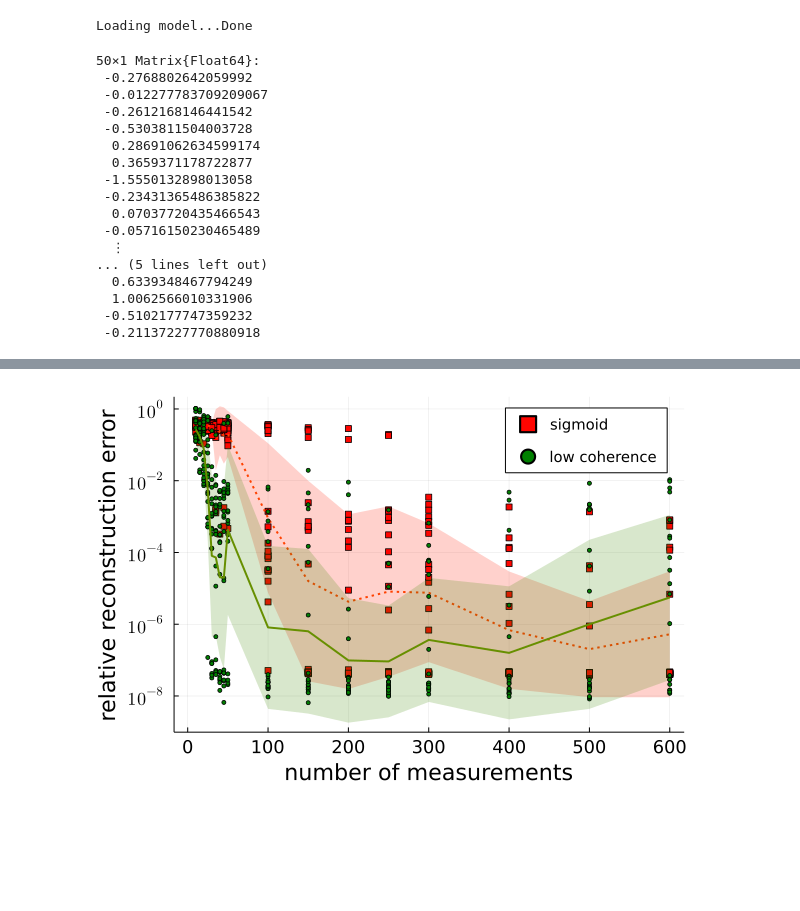
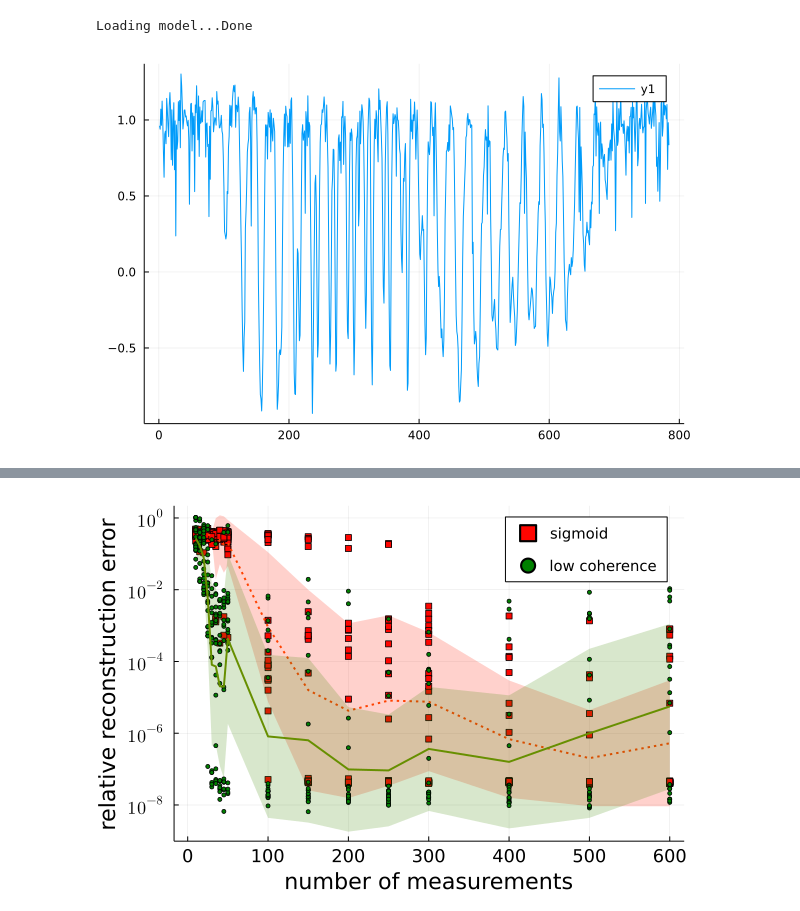
Before and after one commit to babhrujoshi/GNN_Isometries, a Jupyter notebook: src/MNIST_image_recovery_code.ipynb, the cells around one changed output, grey strips where cells are left out. Drawn from its saved outputs; the diff is of its cells as text; code cells hidden in the pictures; blank space fills up the shorter version.

```diff
--- a/src/MNIST_image_recovery_code.ipynb
+++ b/src/MNIST_image_recovery_code.ipynb
@@ -40,52 +41,40 @@ get_test_loader (generic function with 1 method)
 # %%
-# Load the model and test set loader unenforced
-epoch_to_load_co = 32
-dir_co = "../test/trained_GNN/MNIST_relu"
-encoder_μ_inco, encoder_logvar_inco, decoder_inco, W_inco = load_model_v2(dir_co, epoch_to_load_co);
+# Load the model and est set loar unenforced
+epoch_to_load_co = 100
+dir_co = "../trained_GNN/test/trained_GNN/MNIST_relu_v2"
+encoder_μ_inco, encoder_logvar_inco, decoder_inco, W= load_model_v2(dir_co, epoch_to_load_co);
 
 #setup
 x_dim = 784
 k = 20
 num = 2
 batch_size = 6400
 shuffle_data = true
 
 dataloader = get_test_loader(batch_size, shuffle_data)
 (x_batch, y_batch) = first(dataloader)
 i = 1
 while y_batch[i] != num
 i += 1
 end
 x_true= reshape(x_batch[:, i], 784,1)
 
 # Apply reparameterisation trick to sample latent
 μ = encoder_μ_inco(x_true)
 logvar_inco = encoder_logvar_inco(x_true)
 z_inco = μ + randn(Float32, size(logvar_inco)) .* exp.(0.5f0 * logvar_inco)
 
 m = 50
-F_sub = sample_fourier(m, x_dim)  # subsampling DCT for measurement matrix
+F_sub = sample_fourier_with_1(m, x_dim)  # subsampling DCT for measurement matrix
 F_sub = F_sub * sqrt(x_dim)/sqrt(m); #normalization
 
-G_inco(z) =  W_inco * decoder_inco(z)
-y = F_sub * x_true
+z_true = z_inco
+G_inco(z) =  sigmoid( .2 .* (W*decoder_inco(z) .- 1 ))
+y = F_sub * G_inco(z_true)
 # measurement vector using subsampled DCT matrix
+plot(.2 .* (W*decoder_inco(z_true) .- 1 ))
+# colorview(Gray, reshape(G_inco(z_true), 28, 28)' )
+# # colorview(Gray, reshape(G_inco(randn(20)), 28, 28)' )
 # %% [output]
 Loading model...Done
-50×1 Matrix{Float64}:
- -0.2768802642059992
- -0.012277783709209067
- -0.2612168146441542
- -0.5303811504003728
-  0.28691062634599174
-  0.3659371178722877
- -1.5550132898013058
- -0.23431365486385822
-  0.07037720435466543
- -0.05716150230465489
-  ⋮
-... (5 lines left out)
-  0.6339348467794249
-  1.0062566010331906
- -0.5102177747359232
- -0.21137227770880918
+[figure, added]
```
Also changed, not shown: parts of 4 cells of this notebook, 6 other files.
